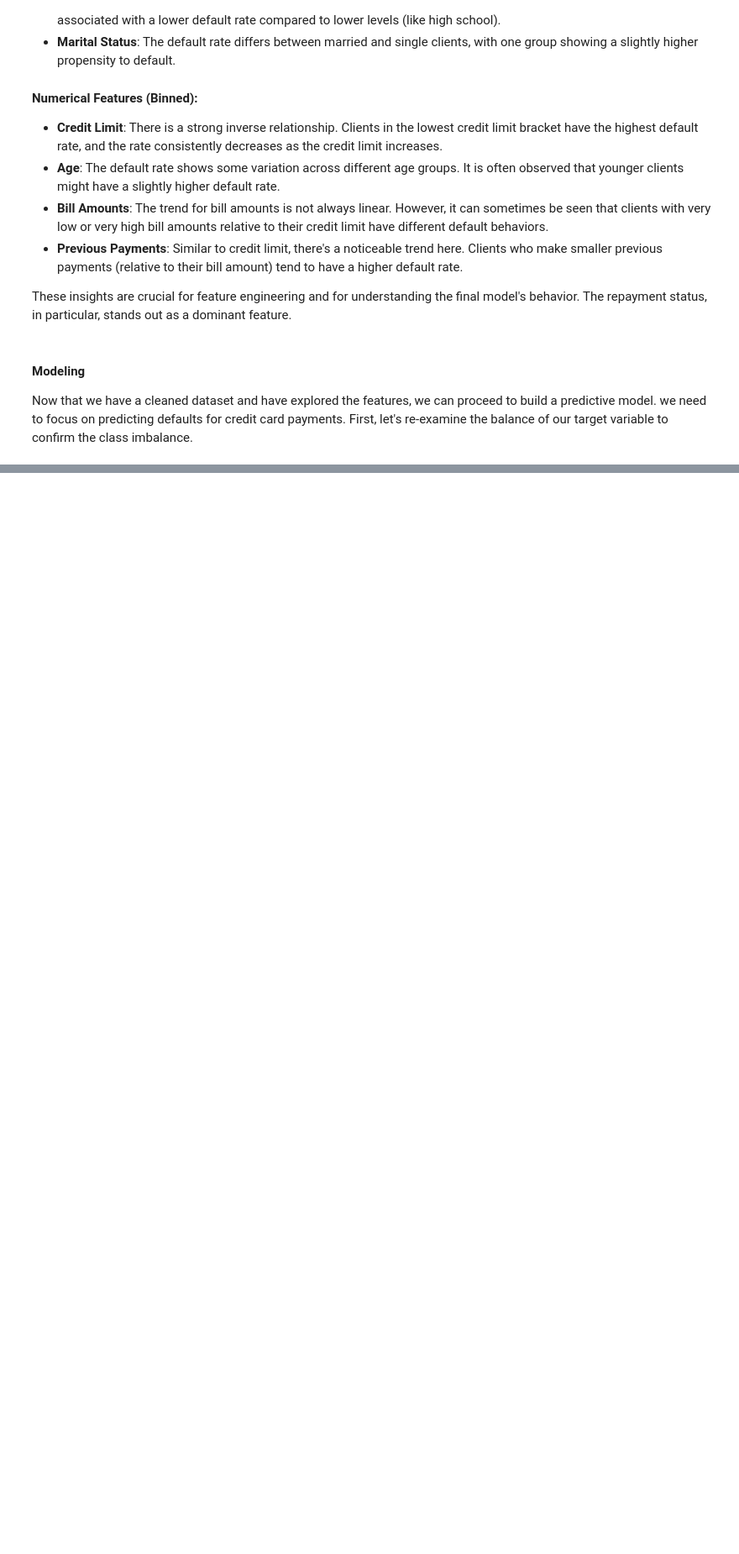
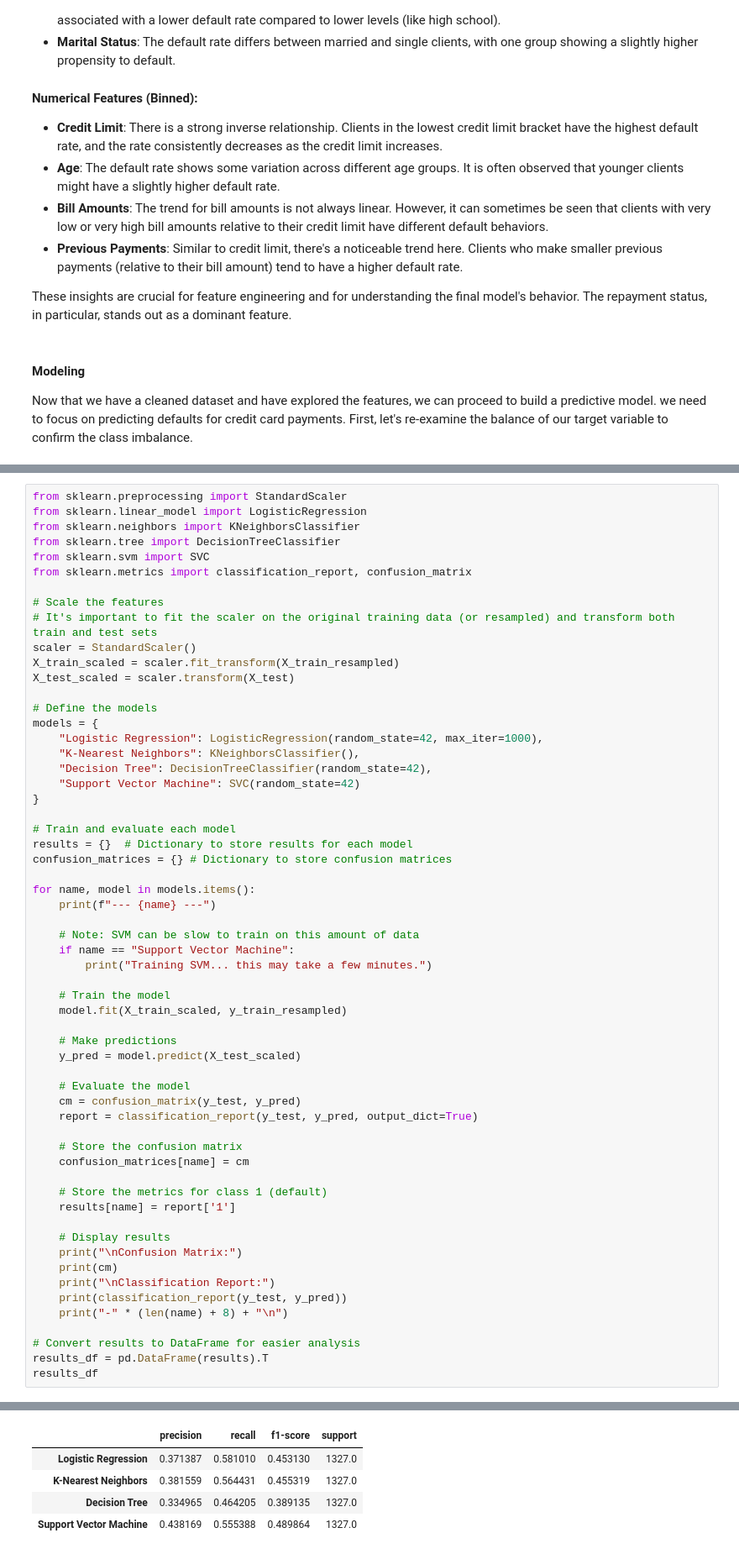
Before and after one commit to licyambrose/CreditCardDefault, a Jupyter notebook: creditcarddefault.ipynb, the cells around one changed output, grey strips where cells are left out. Shown at 84% size. Cells and saved outputs as stored; diff of their text form; blank space fills up the shorter version.

```diff
--- a/creditcarddefault.ipynb
+++ b/creditcarddefault.ipynb
@@ -426,0 +482,60 @@ The plot clearly shows that the dataset is imbalanced, with significantly more n
+# %%
+from sklearn.preprocessing import StandardScaler
+from sklearn.linear_model import LogisticRegression
+from sklearn.neighbors import KNeighborsClassifier
+from sklearn.tree import DecisionTreeClassifier
+from sklearn.svm import SVC
+from sklearn.metrics import classification_report, confusion_matrix
+
+# Scale the features
+# It's important to fit the scaler on the original training data (or resampled) and transform both train and test sets
+scaler = StandardScaler()
+X_train_scaled = scaler.fit_transform(X_train_resampled)
+X_test_scaled = scaler.transform(X_test)
+
+# Define the models
+models = {
+    "Logistic Regression": LogisticRegression(random_state=42, max_iter=1000),
+    "K-Nearest Neighbors": KNeighborsClassifier(),
+    "Decision Tree": DecisionTreeClassifier(random_state=42),
+    "Support Vector Machine": SVC(random_state=42)
+}
+
+# Train and evaluate each model
+results = {}  # Dictionary to store results for each model
+confusion_matrices = {} # Dictionary to store confusion matrices
+
+for name, model in models.items():
+    print(f"--- {name} ---")
+
+    # Note: SVM can be slow to train on this amount of data
+    if name == "Support Vector Machine":
+        print("Training SVM... this may take a few minutes.")
+
+    # Train the model
+    model.fit(X_train_scaled, y_train_resampled)
+
+    # Make predictions
+    y_pred = model.predict(X_test_scaled)
+
+    # Evaluate the model
+    cm = confusion_matrix(y_test, y_pred)
+    report = classification_report(y_test, y_pred, output_dict=True)
+
+    # Store the confusion matrix
+    confusion_matrices[name] = cm
+
+    # Store the metrics for class 1 (default)
+    results[name] = report['1']
+
+    # Display results
+    print("\nConfusion Matrix:")
+    print(cm)
+    print("\nClassification Report:")
+    print(classification_report(y_test, y_pred))
+    print("-" * (len(name) + 8) + "\n")
+
+# Convert results to DataFrame for easier analysis
+results_df = pd.DataFrame(results).T
+results_df
+# %% [output]
@@ -426,0 +559,5 @@ The plot clearly shows that the dataset is imbalanced, with significantly more n
+|  | precision | recall | f1-score | support |
+| Logistic Regression | 0.371387 | 0.581010 | 0.453130 | 1327.0 |
+| K-Nearest Neighbors | 0.381559 | 0.564431 | 0.455319 | 1327.0 |
+| Decision Tree | 0.334965 | 0.464205 | 0.389135 | 1327.0 |
+| Support Vector Machine | 0.438169 | 0.555388 | 0.489864 | 1327.0 |
```
Also changed, not shown: parts of 10 cells of this notebook.
